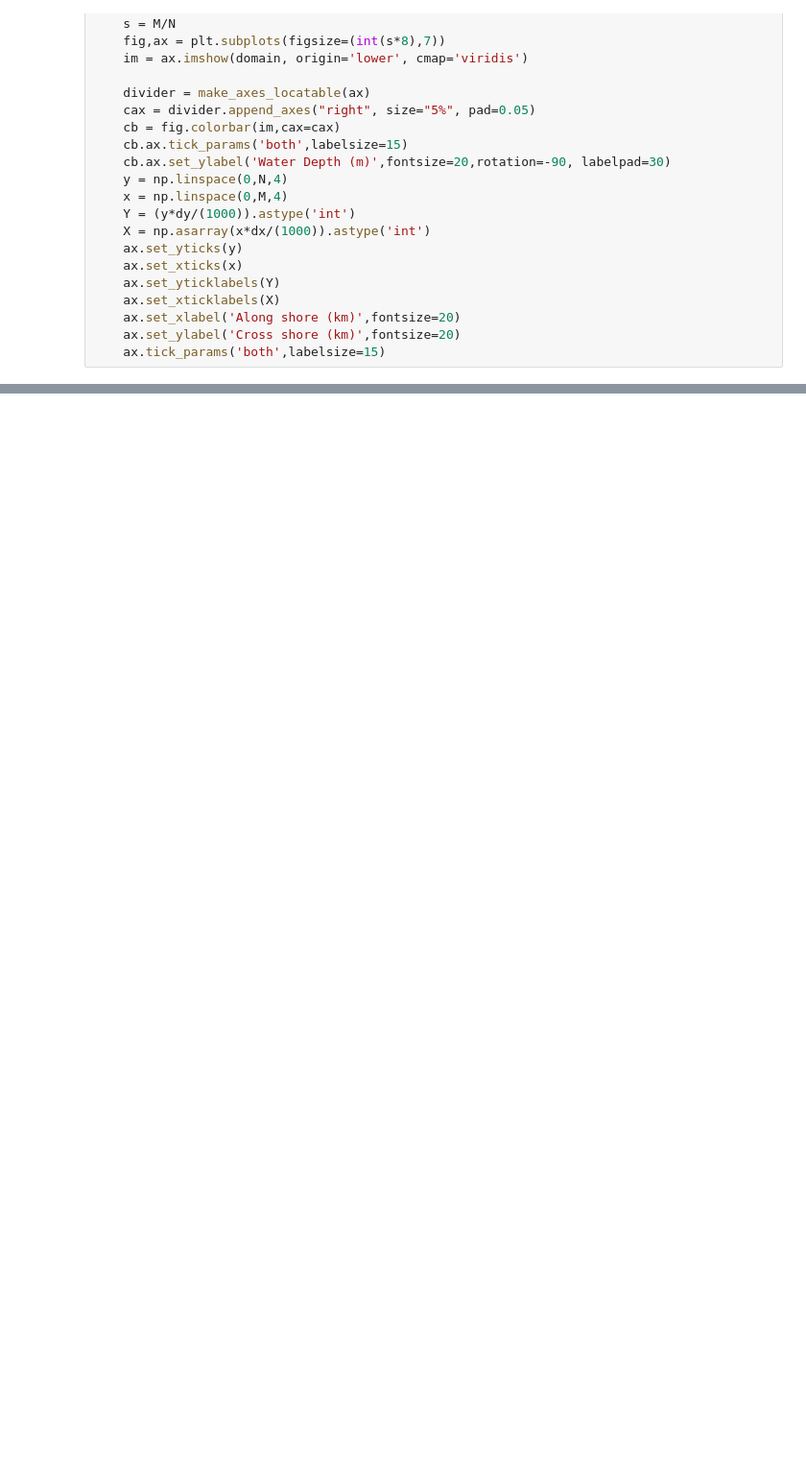
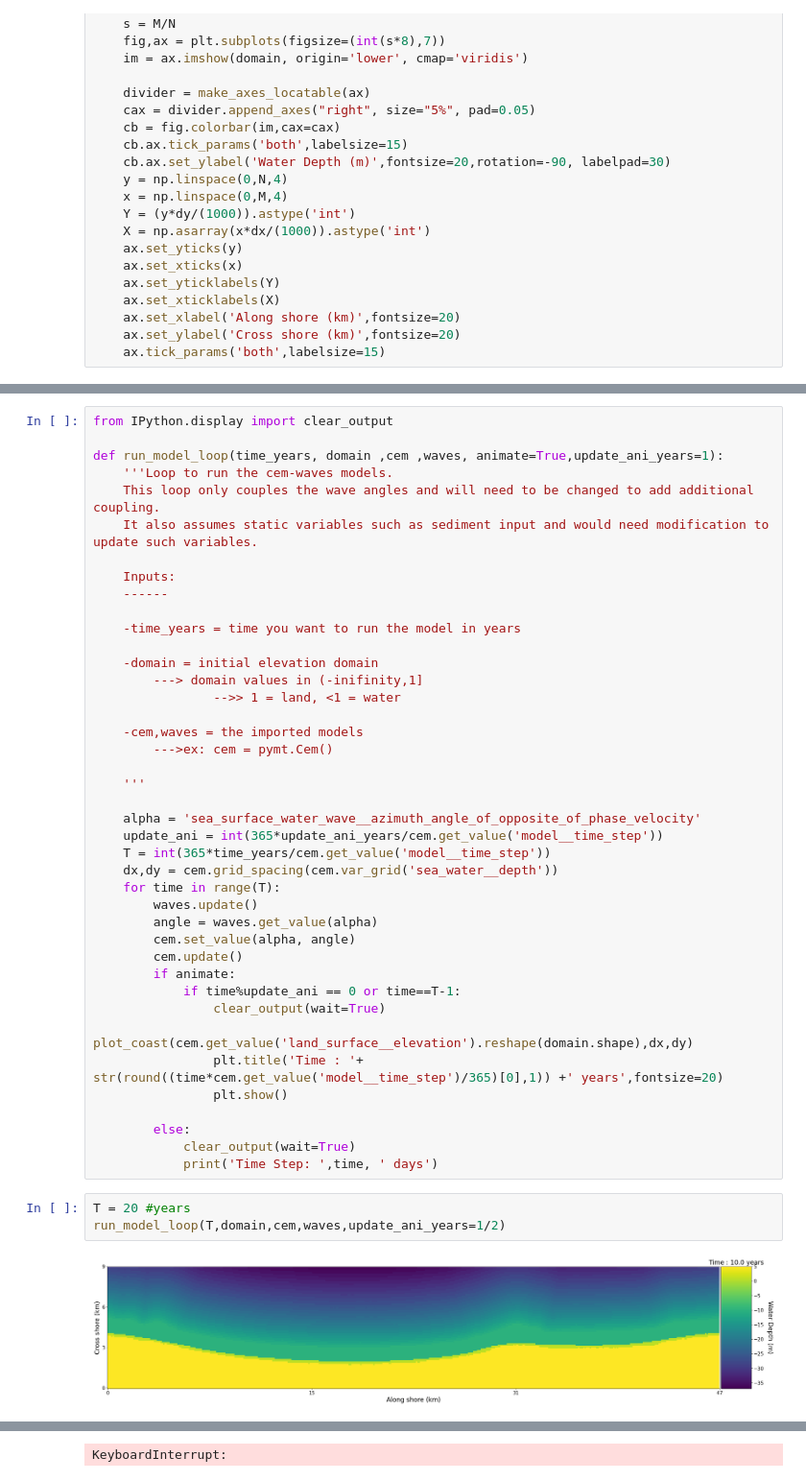
Before and after one commit to csdms-espin/coastal2025, a Jupyter notebook: coastal_2025_rtm.ipynb, the cells around one changed output, grey strips where cells are left out. Shown at 96% size. Saved outputs shown, nothing was run; the diff lists cells and outputs as text; blank space fills up the shorter version.

```diff
--- a/coastal_2025_rtm.ipynb
+++ b/coastal_2025_rtm.ipynb
@@ -390,0 +407,46 @@ plot_coast(domain,dx,dy)
+# %%
+from IPython.display import clear_output
+
+def run_model_loop(time_years, domain ,cem ,waves, animate=True,update_ani_years=1):
+    '''Loop to run the cem-waves models.
+    This loop only couples the wave angles and will need to be changed to add additional coupling.
+    It also assumes static variables such as sediment input and would need modification to update such variables.
+
+    Inputs:
+    ------
+
+    -time_years = time you want to run the model in years
+
+    -domain = initial elevation domain
+        ---> domain values in (-inifinity,1]
+                -->> 1 = land, <1 = water
+
+    -cem,waves = the imported models
+        --->ex: cem = pymt.Cem()
+
+    '''
+
+    alpha = 'sea_surface_water_wave__azimuth_angle_of_opposite_of_phase_velocity'
+    update_ani = int(365*update_ani_years/cem.get_value('model__time_step'))
+    T = int(365*time_years/cem.get_value('model__time_step'))
+    dx,dy = cem.grid_spacing(cem.var_grid('sea_water__depth'))
+    for time in range(T):
+        waves.update()
+        angle = waves.get_value(alpha)
+        cem.set_value(alpha, angle)
+        cem.update()
+        if animate:
+            if time%update_ani == 0 or time==T-1:
+                clear_output(wait=True)
+                plot_coast(cem.get_value('land_surface__elevation').reshape(domain.shape),dx,dy)
+                plt.title('Time : '+ str(round((time*cem.get_value('model__time_step')/365)[0],1)) +' years',fontsize=20)
+                plt.show()
+
+        else:
+            clear_output(wait=True)
+            print('Time Step: ',time, ' days')
+# %%
+T = 20 #years
+run_model_loop(T,domain,cem,waves,update_ani_years=1/2)
+# %% [output]
+[figure, added]
@@ -390,0 +470 @@ plot_coast(domain,dx,dy)
+KeyboardInterrupt:
```
Also changed, not shown: parts of 45 cells of this notebook, 8 other files.
